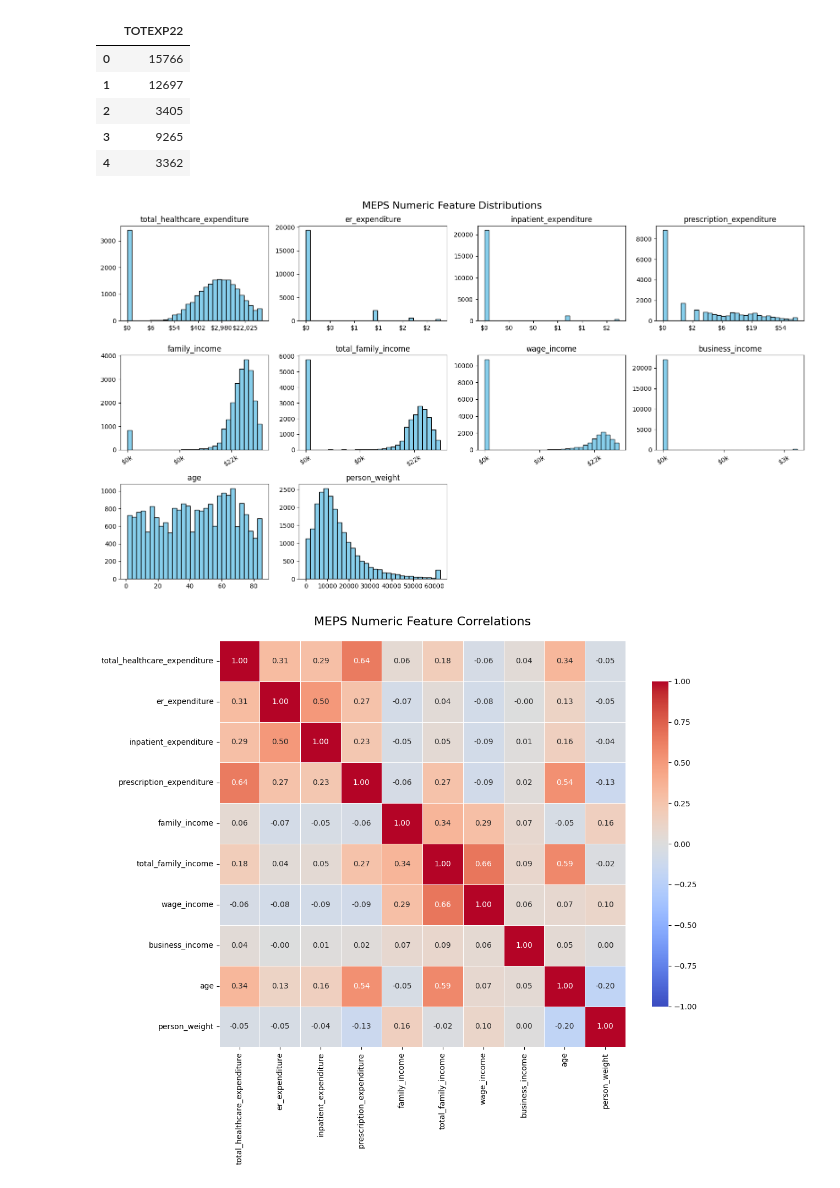
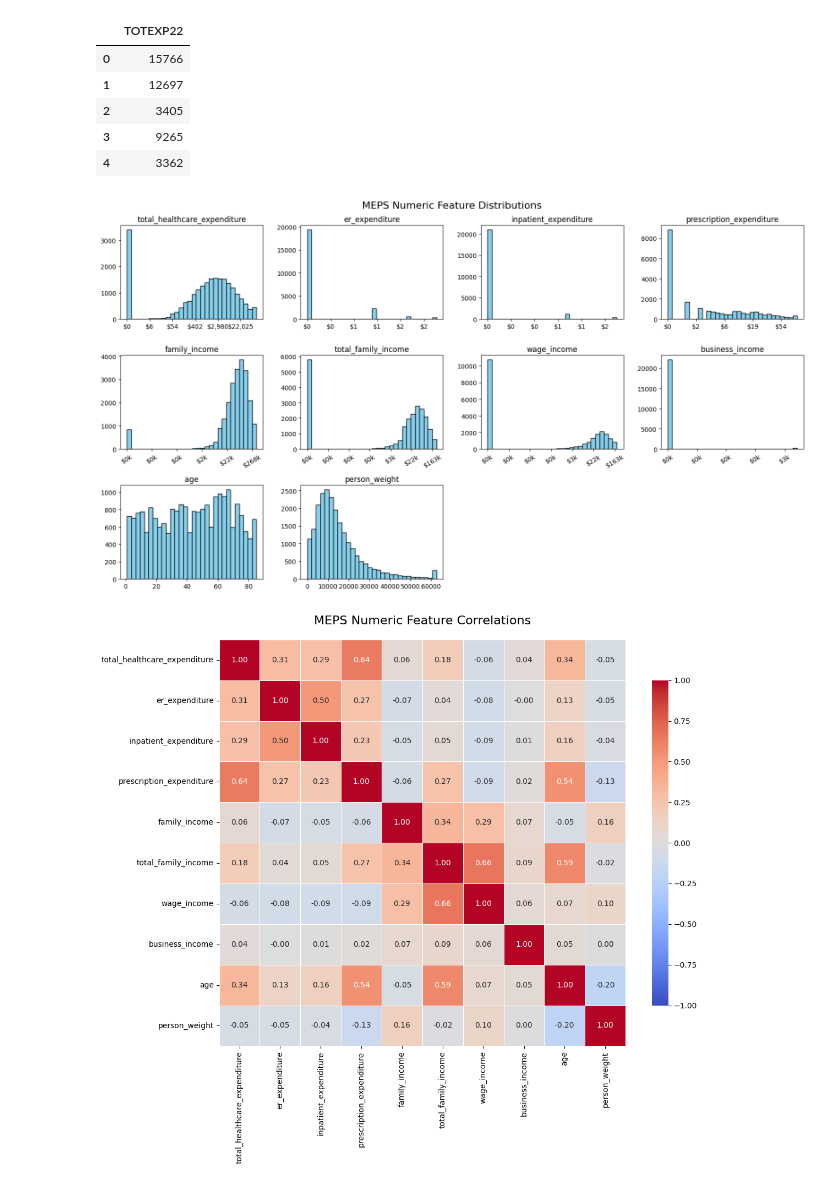
Before and after one commit to CL3364/health-insurance-risk-modeling-with-MEPS, a Jupyter notebook: notebooks/00_analysis_model.ipynb, the cells around one changed output. Drawn from its saved outputs; the diff is of its cells as text; code cells hidden in the pictures.

Commit message:
Remove MaxNLocator from income plots
simplifying code to let matplotlib determine tick space

```diff
--- a/notebooks/00_analysis_model.ipynb
+++ b/notebooks/00_analysis_model.ipynb
@@ -304,43 +304,39 @@ axes[3].xaxis.set_major_formatter(FuncFormatter(dollar_formatter))
 axes[4].hist(family_income_clipped.dropna(), bins=30, color="skyblue", edgecolor="black")
 axes[4].set_title("family_income")
 axes[4].xaxis.set_major_formatter(FuncFormatter(income_formatter))
-axes[4].xaxis.set_major_locator(MaxNLocator(nbins=3, prune="both"))
 axes[4].tick_params(axis="x", rotation=30)
 
 axes[5].hist(total_family_income_clipped.dropna(), bins=30, color="skyblue", edgecolor="black")
 axes[5].set_title("total_family_income")
 axes[5].xaxis.set_major_formatter(FuncFormatter(income_formatter))
-axes[5].xaxis.set_major_locator(MaxNLocator(nbins=3, prune="both"))
 axes[5].tick_params(axis="x", rotation=30)
 
 axes[6].hist(wage_income_clipped.dropna(), bins=30, color="skyblue", edgecolor="black")
 axes[6].set_title("wage_income")
 axes[6].xaxis.set_major_formatter(FuncFormatter(income_formatter))
-axes[6].xaxis.set_major_locator(MaxNLocator(nbins=3, prune="both"))
 axes[6].tick_params(axis="x", rotation=30)
 
 axes[7].hist(business_income_clipped.dropna(), bins=30, color="skyblue", edgecolor="black")
 axes[7].set_title("business_income")
 axes[7].xaxis.set_major_formatter(FuncFormatter(income_formatter))
-axes[7].xaxis.set_major_locator(MaxNLocator(nbins=3, prune="both"))
 axes[7].tick_params(axis="x", rotation=30)
 
 # Other numeric features (no transformation)
 axes[8].hist(age_clipped.dropna(), bins=30, color="skyblue", edgecolor="black")
 axes[8].set_title("age")
 
 axes[9].hist(person_weight_clipped.dropna(), bins=30, color="skyblue", edgecolor="black")
 axes[9].set_title("person_weight")
 
 # Hide unused subplots
 axes[10].axis("off")
 axes[11].axis("off")
 
 plt.suptitle("MEPS Numeric Feature Distributions", fontsize=16)
 plt.tight_layout()
 plt.show()
 # %% [output]
-[figure, old version]
+[figure, new version]
 # %%
 # Hardcoded correlation heatmap for numeric MEPS features
 
```
